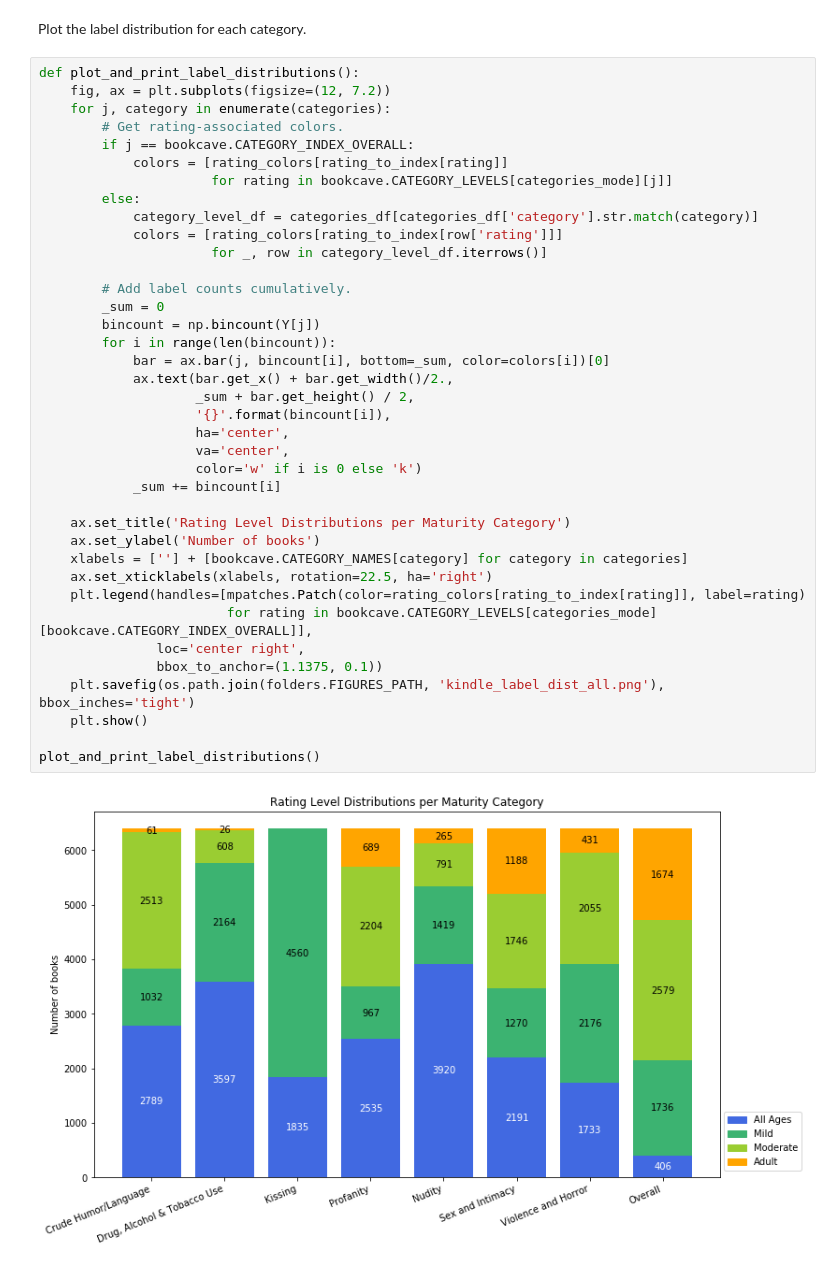
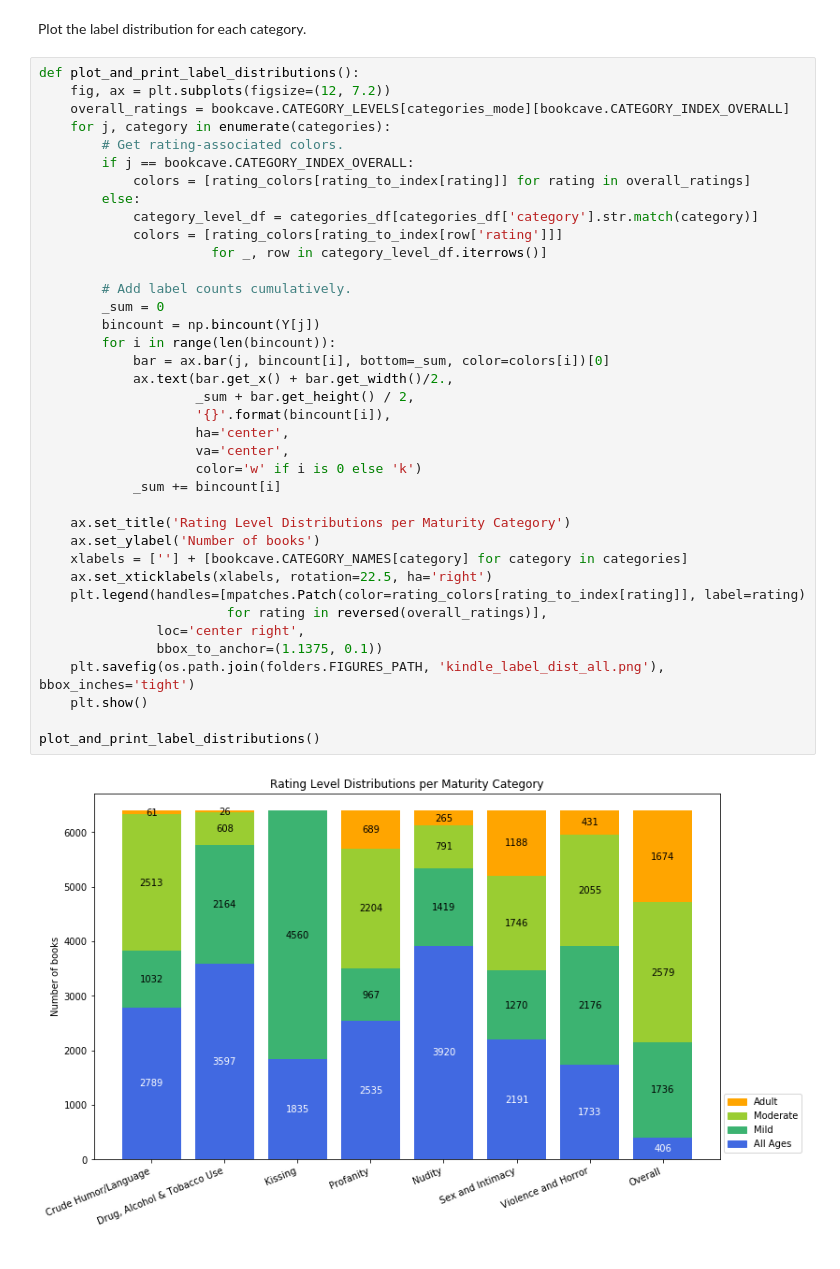
Before and after one commit to EricRobertBrewer/book-analyzer, a Jupyter notebook: python/sites/bookcave/bookcave_meta.ipynb, the cells around one changed output. Cells and saved outputs as stored; diff of their text form.

Commit message:
Reverse order of legend entries in label distribution bar chart.

```diff
--- a/python/sites/bookcave/bookcave_meta.ipynb
+++ b/python/sites/bookcave/bookcave_meta.ipynb
@@ -325,40 +325,40 @@ Plot the label distribution for each category.
 # %%
 def plot_and_print_label_distributions():
     fig, ax = plt.subplots(figsize=(12, 7.2))
+    overall_ratings = bookcave.CATEGORY_LEVELS[categories_mode][bookcave.CATEGORY_INDEX_OVERALL]
     for j, category in enumerate(categories):
         # Get rating-associated colors.
         if j == bookcave.CATEGORY_INDEX_OVERALL:
-            colors = [rating_colors[rating_to_index[rating]]
-                      for rating in bookcave.CATEGORY_LEVELS[categories_mode][j]]
+            colors = [rating_colors[rating_to_index[rating]] for rating in overall_ratings]
         else:
             category_level_df = categories_df[categories_df['category'].str.match(category)]
             colors = [rating_colors[rating_to_index[row['rating']]]
                       for _, row in category_level_df.iterrows()]
 
         # Add label counts cumulatively.
         _sum = 0
         bincount = np.bincount(Y[j])
         for i in range(len(bincount)):
             bar = ax.bar(j, bincount[i], bottom=_sum, color=colors[i])[0]
             ax.text(bar.get_x() + bar.get_width()/2.,
                     _sum + bar.get_height() / 2,
                     '{}'.format(bincount[i]),
                     ha='center',
                     va='center',
                     color='w' if i is 0 else 'k')
             _sum += bincount[i]
 
     ax.set_title('Rating Level Distributions per Maturity Category')
     ax.set_ylabel('Number of books')
     xlabels = [''] + [bookcave.CATEGORY_NAMES[category] for category in categories]
     ax.set_xticklabels(xlabels, rotation=22.5, ha='right')
     plt.legend(handles=[mpatches.Patch(color=rating_colors[rating_to_index[rating]], label=rating)
-                        for rating in bookcave.CATEGORY_LEVELS[categories_mode][bookcave.CATEGORY_INDEX_OVERALL]],
+                        for rating in reversed(overall_ratings)],
                loc='center right',
                bbox_to_anchor=(1.1375, 0.1))
     plt.savefig(os.path.join(folders.FIGURES_PATH, 'kindle_label_dist_all.png'), bbox_inches='tight')
     plt.show()
 
 plot_and_print_label_distributions()
 # %% [output]
-[figure, old version]
+[figure, new version]
```
